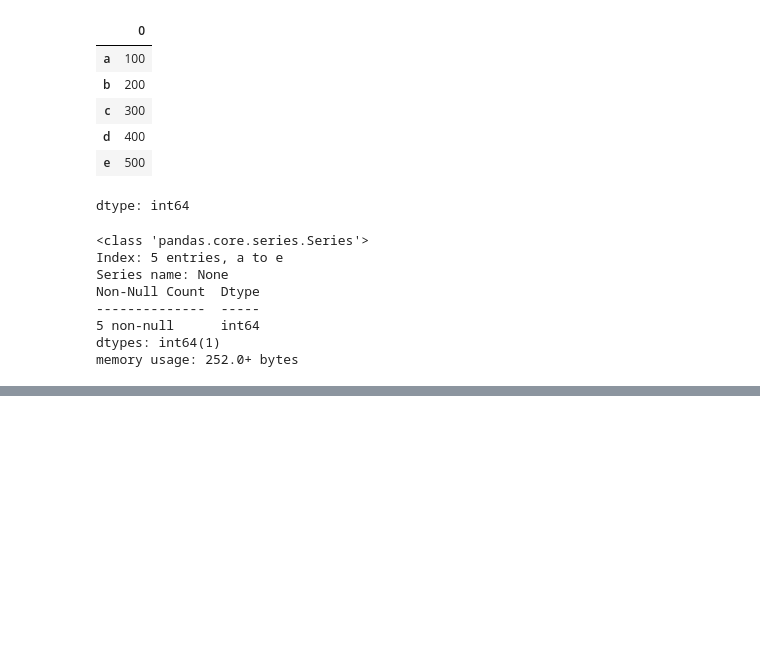
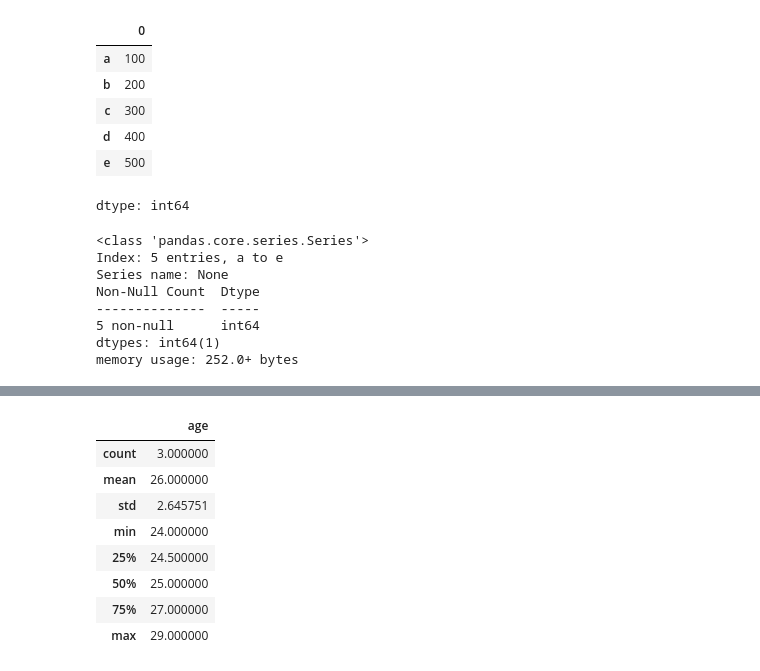
Before and after one commit to itmadityajoshi/pandas-one-shot, a Jupyter notebook: Basic.ipynb, the cells around one changed output, grey strips where cells are left out. Drawn from its saved outputs; the diff is of its cells as text; code cells hidden in the pictures; blank space fills up the shorter version.

Commit message:
Go through depth of DataFrame

```diff
--- a/Basic.ipynb
+++ b/Basic.ipynb
@@ -229,3 +229,9 @@ Non-Null Count  Dtype
 5 non-null      int64
 dtypes: int64(1)
 memory usage: 252.0+ bytes
+# %%
+df = pd.DataFrame({
+    'age': [24,25,29],
+    'city': ['Linz','Graz','Vienna']
+    }, index=['Alice','Bob','Charlie']
+)
@@ -231,0 +360,12 @@ memory usage: 252.0+ bytes
+# %%
+df.describe()
+# %% [output]
+|  | age |
+| count | 3.000000 |
+| mean | 26.000000 |
+| std | 2.645751 |
+| min | 24.000000 |
+| 25% | 24.500000 |
+| 50% | 25.000000 |
+| 75% | 27.000000 |
+| max | 29.000000 |
```
Also changed, not shown: parts of 20 cells of this notebook.
